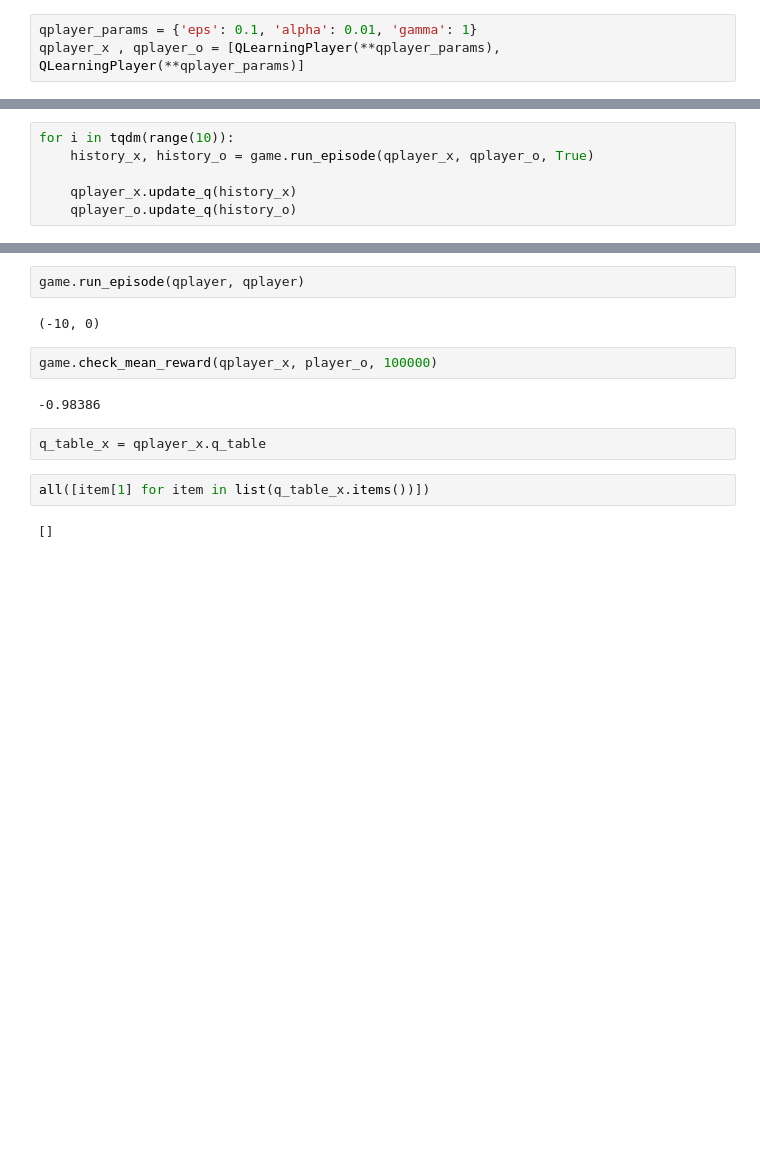
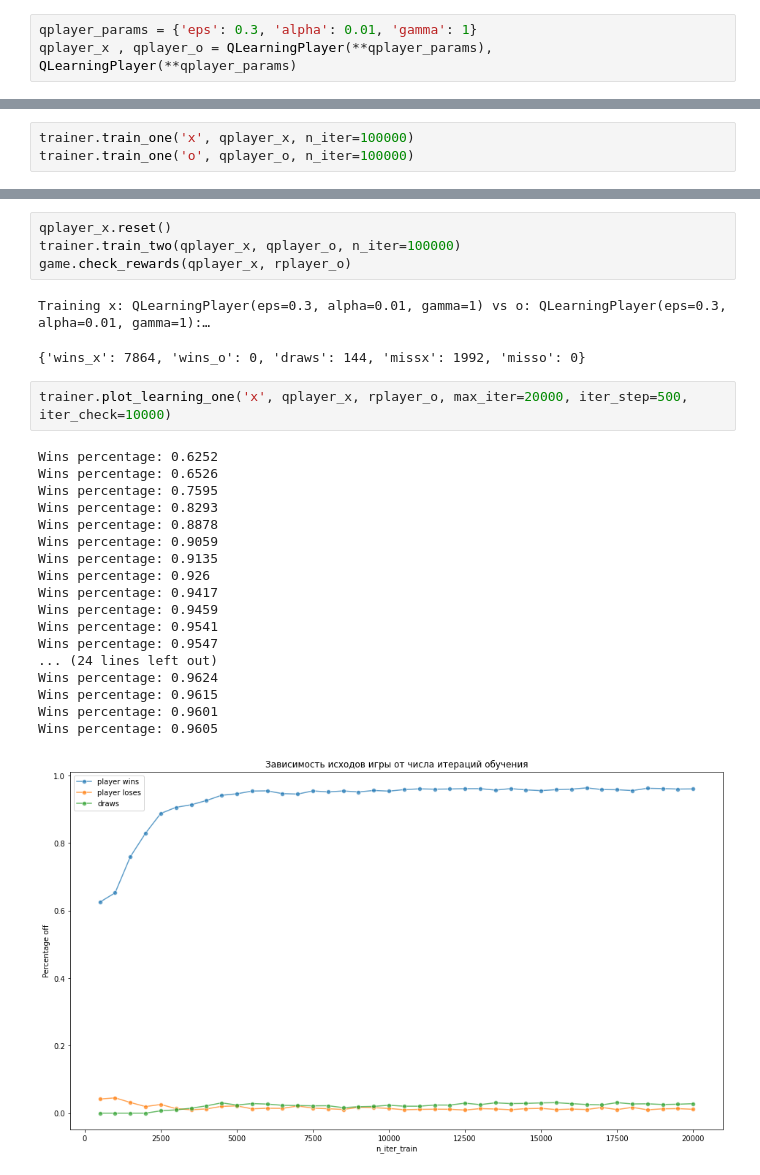
Before and after one commit to tazizov/some_ml_notebooks, a Jupyter notebook: tictactoe-rl/tictactoe_q_learning.ipynb, the cells around one changed output, grey strips where cells are left out. Drawn from its saved outputs; the diff is of its cells as text; blank space fills up the shorter version.

```diff
--- a/tictactoe-rl/tictactoe_q_learning.ipynb
+++ b/tictactoe-rl/tictactoe_q_learning.ipynb
@@ -126,3 +27,3 @@ class QLearningPlayer:
 # %%
-qplayer_params = {'eps': 0.1, 'alpha': 0.01, 'gamma': 1}
-qplayer_x , qplayer_o = [QLearningPlayer(**qplayer_params), QLearningPlayer(**qplayer_params)]
+qplayer_params = {'eps': 0.3, 'alpha': 0.01, 'gamma': 1}
+qplayer_x , qplayer_o = QLearningPlayer(**qplayer_params), QLearningPlayer(**qplayer_params)
@@ -134,6 +30,3 @@ qplayer_x , qplayer_o = [QLearningPlayer(**qplayer_params), QLearningPlayer(**qp
-# %%
-for i in tqdm(range(10)):
-    history_x, history_o = game.run_episode(qplayer_x, qplayer_o, True)
-
-    qplayer_x.update_q(history_x)
-    qplayer_o.update_q(history_o)
+# %%
+trainer.train_one('x', qplayer_x, n_iter=100000)
+trainer.train_one('o', qplayer_o, n_iter=100000)
@@ -144,14 +39,28 @@ game.check_mean_reward(qplayer_x, qplayer_o, 100000)
-# %%
-game.run_episode(qplayer, qplayer)
-# %% [output]
-(-10, 0)
-# %%
-game.check_mean_reward(qplayer_x, player_o, 100000)
-# %% [output]
--0.98386
-# %%
-q_table_x = qplayer_x.q_table
-# %%
-all([item[1] for item in list(q_table_x.items())])
-# %% [output]
-[]
+# %%
+qplayer_x.reset()
+trainer.train_two(qplayer_x, qplayer_o, n_iter=100000)
+game.check_rewards(qplayer_x, rplayer_o)
+# %% [output]
+Training x: QLearningPlayer(eps=0.3, alpha=0.01, gamma=1) vs o: QLearningPlayer(eps=0.3, alpha=0.01, gamma=1):…
+{'wins_x': 7864, 'wins_o': 0, 'draws': 144, 'missx': 1992, 'misso': 0}
+# %%
+trainer.plot_learning_one('x', qplayer_x, rplayer_o, max_iter=20000, iter_step=500, iter_check=10000)
+# %% [output]
+Wins percentage: 0.6252
+Wins percentage: 0.6526
+Wins percentage: 0.7595
+Wins percentage: 0.8293
+Wins percentage: 0.8878
+Wins percentage: 0.9059
+Wins percentage: 0.9135
+Wins percentage: 0.926
+Wins percentage: 0.9417
+Wins percentage: 0.9459
+Wins percentage: 0.9541
+Wins percentage: 0.9547
+... (24 lines left out)
+Wins percentage: 0.9624
+Wins percentage: 0.9615
+Wins percentage: 0.9601
+Wins percentage: 0.9605
+[figure, added]
```
Also changed, not shown: parts of 18 cells of this notebook, 2 other files.
